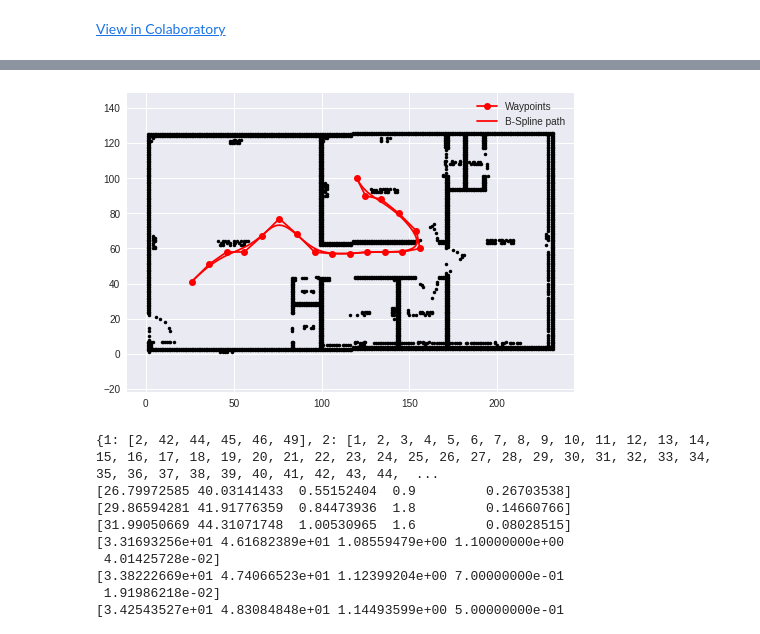
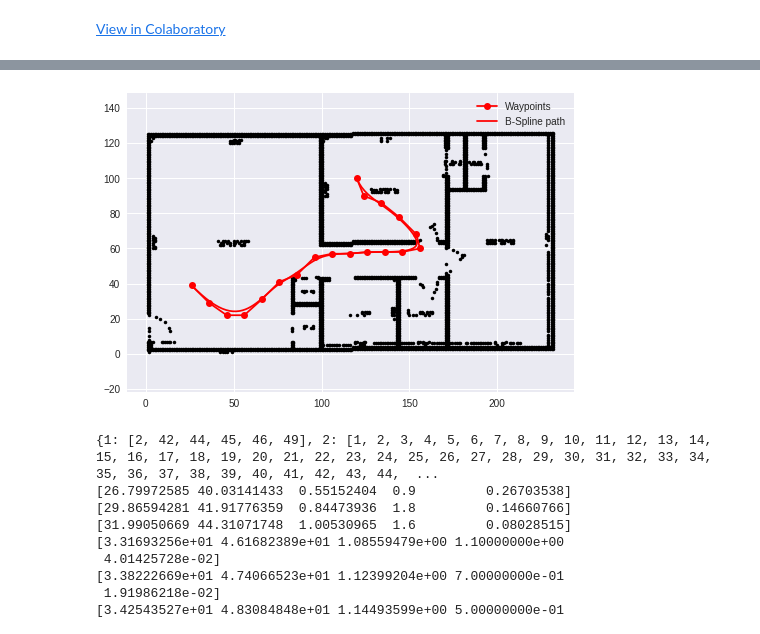
Before and after one commit to Acharya-Kiran/Astar, a Jupyter notebook: global_Astar_local_dwa.ipynb, the cells around one changed output, grey strips where cells are left out. Drawn from its saved outputs; the diff is of its cells as text; code cells hidden in the pictures.

```diff
--- a/global_Astar_local_dwa.ipynb
+++ b/global_Astar_local_dwa.ipynb
@@ -36,6 +36,66 @@ def calc_fianl_path(ngoal, closedset, reso):
 
     return rx, ry
 
+def get_cost_map(ox,oy,gx,gy):
+    minx = round(min(ox))
+    miny = round(min(oy))
+    maxx = round(max(ox))
+    maxy = round(max(oy))
+
+    xwidth = round(maxx - minx)
+    ywidth = round(maxy - miny)
+
+    obs=[[l,m]for l,m in zip(ox,oy)]
+
+    cost_map = []
+    for i in range(ywidth):
+      l=[]
+      for j in range(xwidth):
+        if [j,i] in obs:
+          l.append(10000)
+        else:
+          l.append(-1)
+      cost_map.append(copy.copy(l))
+
+    print(len(cost_map[0]))
+    print(len(cost_map))
+    #for i,j in zip(ox,oy):
+      #if(i<=xwidth and j<=ywidth):
+        #cost_map[j][i]=10000
+
+    #cost_map=[]
+    axis=[[1,0],[-1,0],[0,1],[0,-1],[1,1],[1,-1],[-1,-1],[-1,1]]
+    open_list=[[gx,gy]]
+    cost_map[int(gy)][int(gx)]=0
+    cost=1
+    while open_list!=[]:
+      val1=open_list.pop(0)
+      #print(open_list)
+      for val in axis:
+        x_ = val1[0]+val[0]
+        y_ = val1[1]+val[1]
+        #print(y_,x_)
+        if x_<xwidth and x_>=0 and y_<ywidth and y_>=0:
+          if cost_map[y_][x_]==-1:
+            cost_map[y_][x_]=cost_map[val1[1]][val1[0]]+1
+            open_list.append([x_,y_])
+
+
+    for i in range(42,37,-1):
+      for j in range(23,28):
+        print(cost_map[j][i],end=" ")
+      print("\n")
+    return cost_map
+
+
+
+
+
+
+
+
+
+
 
 def a_star_planning(sx, sy, gx, gy, ox, oy, reso, rr):
     """
@@ -51,7 +111,7 @@ def a_star_planning(sx, sy, gx, gy, ox, oy, reso, rr):
     ngoal = Node(round(gx / reso), round(gy / reso), 0.0, -1)
     ox = [iox / reso for iox in ox]
     oy = [ioy / reso for ioy in oy]
-
+    cost_map = get_cost_map(ox,oy,gx,gy)
     obmap, minx, miny, maxx, maxy, xw, yw = calc_obstacle_map(ox, oy, reso, rr)
 
     motion = get_motion_model()
@@ -63,7 +123,7 @@ def a_star_planning(sx, sy, gx, gy, ox, oy, reso, rr):
         c_id = min(
             openset, key=lambda o: openset[o].cost + calc_heuristic(ngoal, openset[o]))
         current = openset[c_id]
-
+        current.cost+=cost_map[current.y][current.x]
         # show graph
         #if show_animation:
          #   plt.plot(current.x * reso, current.y * reso, "xc")
@@ -97,7 +157,7 @@ def a_star_planning(sx, sy, gx, gy, ox, oy, reso, rr):
             if n_id not in openset:
                 openset[n_id] = node  # Discover a new node
 
-            tcost = current.cost + calc_heuristic(current, node)
+            tcost = current.cost #+ calc_heuristic(current, node)
 
             if tcost >= node.cost:
                 continue  # this is not a better path
@@ -175,10 +235,10 @@ def get_motion_model():
               [0, 1, 1],
               [-1, 0, 1],
               [0, -1, 1],
-              [-1, -1, math.sqrt(2)],
-              [-1, 1, math.sqrt(2)],
-              [1, -1, math.sqrt(2)],
-              [1, 1, math.sqrt(2)]]
+              [-1, -1,1],
+              [-1, 1, 1],
+              [1, -1, 1],
+              [1, 1, 1]]
 
     return motion
 
@@ -205,10 +265,10 @@ def main():
     #print(__file__ + " start!!")
 
     # start and goal position
-    sx = 25.0  # [m]
-    sy = 40.0  # [m]
-    gx = 120.0  # [m]
-    gy = 100.0  # [m]
-    grid_size = 1.0  # [m]
-    robot_size = 1.0  # [m]
+    sx = 25  # [m]
+    sy = 40  # [m]
+    gx = 120  # [m]
+    gy = 100  # [m]
+    grid_size = 1  # [m]
+    robot_size = 1  # [m]
     ox, oy = [], []
@@ -218,8 +278,10 @@ def main():
       if occupancy_grid[i] in [100,-1]:
         ox.append(i%235)
         oy.append(round(i/235))
-    print(ox)
-    print(oy)
+    #print(ox)
+    #print(oy)
+    #cost_map = get_cost_map(ox,oy,gx,gy)
+    #print(cost_map[sy][sx])
 
 
 
@@ -231,6 +293,8 @@ def main():
         plt.axis("equal")
 
     rx, ry = a_star_planning(sx, sy, gx, gy, ox, oy, grid_size, robot_size)
+
+
 
     rx__=[rx[i] for i in range(len(rx)) if i%10==0]
     ry__=[ry[i] for i in range(len(ry)) if i%10==0]
@@ -266,4 +340,4 @@ Find goal
-[figure, old version]
+[figure, new version]
 # %%
 import math
 import numpy as np
```
Also changed, not shown: parts of 1 cell of this notebook.
